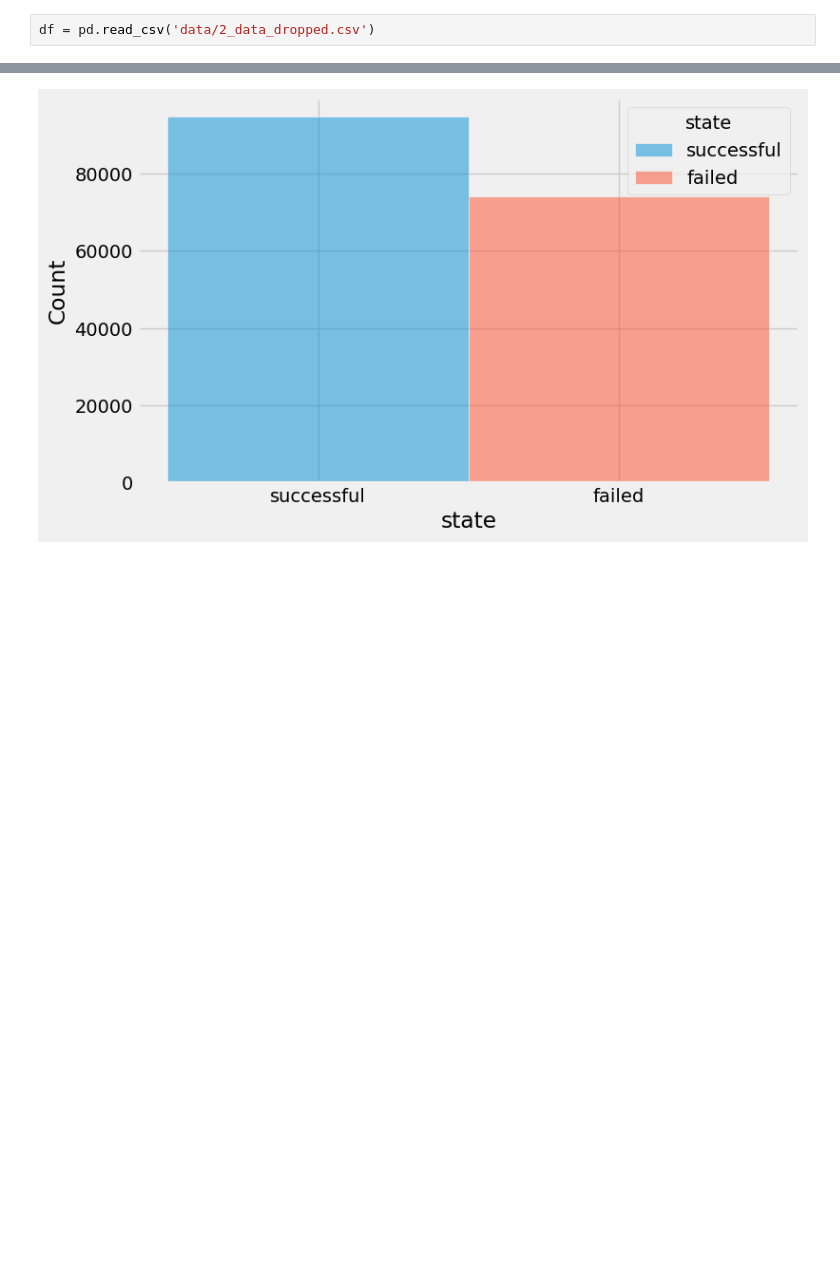
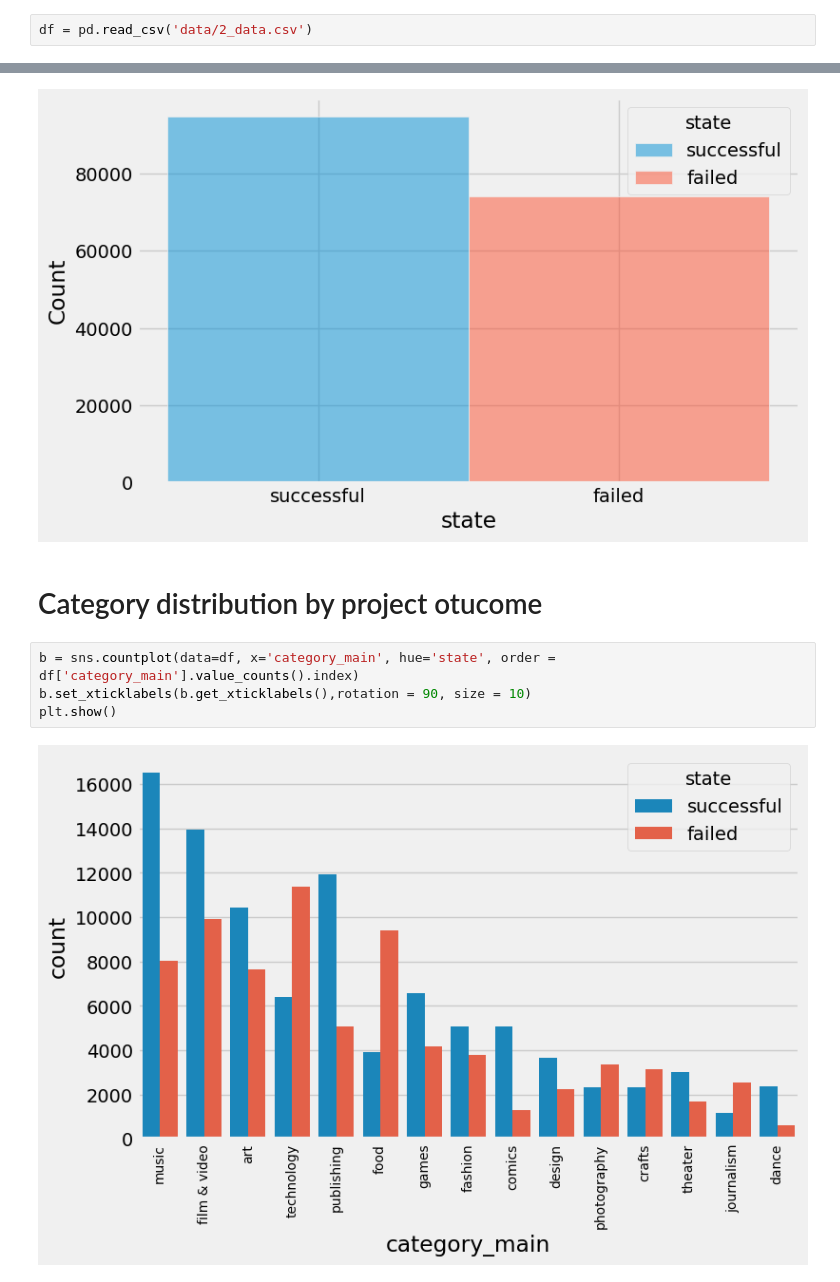
Before and after one commit to xEgle/ds-ml-project-kickstarter, a Jupyter notebook: 03_eda.ipynb, the cells around one changed output, grey strips where cells are left out. Cells and saved outputs as stored; diff of their text form; blank space fills up the shorter version.

```diff
--- a/03_eda.ipynb
+++ b/03_eda.ipynb
@@ -18,6 +18,6 @@ pd.set_option('display.float_format', lambda x: '%.1f' % x)
 # Set style for plots
 plt.style.use('fivethirtyeight')
 # %%
-df = pd.read_csv('data/2_data_dropped.csv')
+df = pd.read_csv('data/2_data.csv')
 # %%
 # display all available columns and open in separate file
@@ -54,3 +54,11 @@ sns.histplot(data=df, x='state',hue='state')
 # %% [output]
 <AxesSubplot:xlabel='state', ylabel='Count'>
 [figure]
+# %% [markdown]
+# Category distribution by project otucome
+# %%
+b = sns.countplot(data=df, x='category_main', hue='state', order = df['category_main'].value_counts().index)
+b.set_xticklabels(b.get_xticklabels(),rotation = 90, size = 10)
+plt.show()
+# %% [output]
+[figure, added]
```
Also changed, not shown: parts of 4 cells of this notebook, 3 other files.
